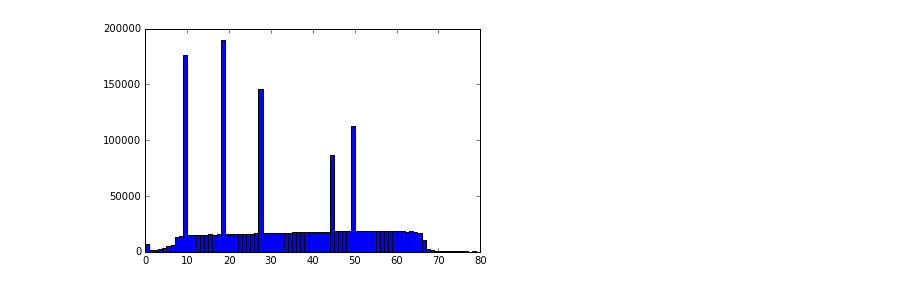
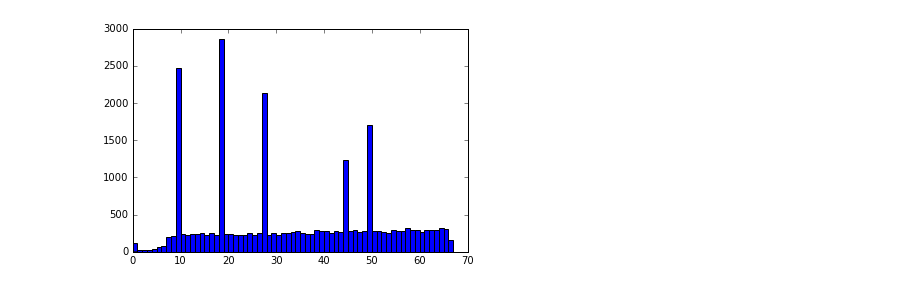
Before and after one commit to faizaakbar/ANNMINERvA, a Jupyter notebook: visualize_planecode_occupancy_stats.ipynb, the cells around one changed output. Cells and saved outputs as stored; diff of their text form; code cells hidden in the pictures.

```diff
--- a/visualize_planecode_occupancy_stats.ipynb
+++ b/visualize_planecode_occupancy_stats.ipynb
@@ -4,5 +4,5 @@ import matplotlib.pyplot as plt
 import h5py
 %matplotlib inline
 # %%
-f = h5py.File('minosmatch_127x68_xuv_padded_me1Bmc.hdf5', 'r')
+f = h5py.File('minosmatch_nukecczdefs_127x68_xuv_padded_me1Bmc_0000.hdf5', 'r')
 # %%
@@ -23,7 +16,7 @@ _, _, _ = plt.hist(f['planecodes'], bins=214, range=(0, 214))
 # %%
-n, bins, patches = plt.hist(f['planecodes'], bins=np.arange(80))
+n, bins, patches = plt.hist(f['planecodes'], bins=np.arange(71))
 # %% [output]
-[figure, old version]
+[figure, new version]
 # %%
 planes = np.zeros(np.shape(f['planecodes']))
 f['planecodes'].read_direct(planes)
```
Also changed, not shown: parts of 12 cells of this notebook, 1 other file.
